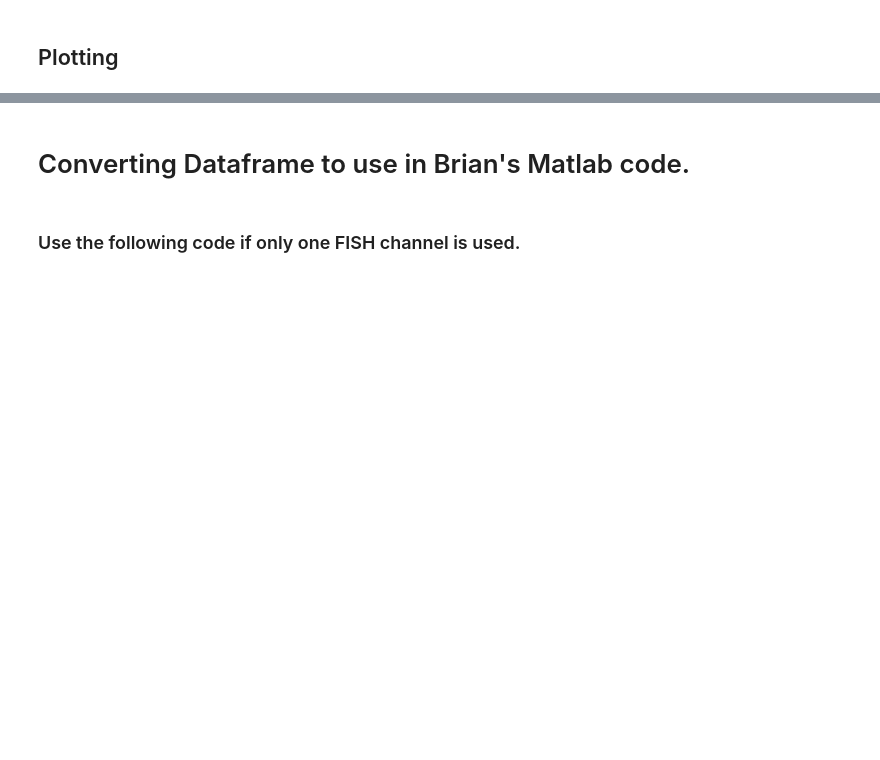
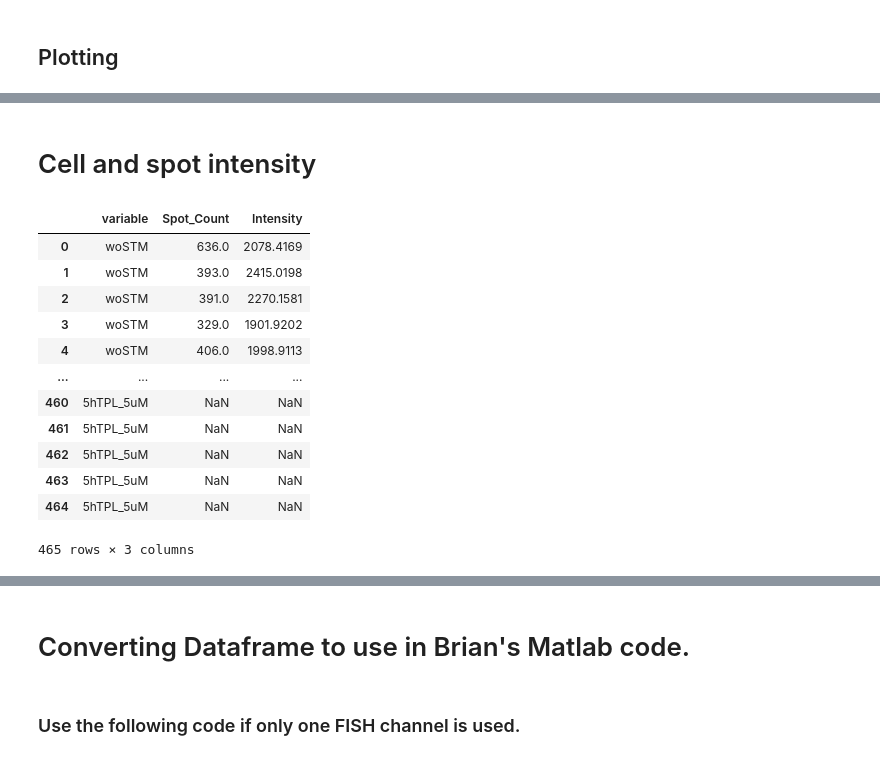
Before and after one commit to MunskyGroup/FISH_Processing, a Jupyter notebook: notebooks/FISH_data_interpretaton.ipynb, the cells around one changed output, grey strips where cells are left out. Saved outputs shown, nothing was run; the diff lists cells and outputs as text; code cells hidden in the pictures; blank space fills up the shorter version.

```diff
--- a/notebooks/FISH_data_interpretaton.ipynb
+++ b/notebooks/FISH_data_interpretaton.ipynb
@@ -166,7 +182,12 @@ def A549_NFKBIA(mandatory_substring):
 #list_dirs, list_labels, plot_title_suffix, mandatory_substring = A549_NFKB_AB_488_COX2(mandatory_substring='nuc_90__cyto_200__psfz_350__psfyx_120__ts_500')
 #list_dirs, list_labels, plot_title_suffix, mandatory_substring = A549_NFKBIA(mandatory_substring='nuc_90__cyto_200__psfz_350__psfyx_120__ts_500')
 
-list_dirs, list_labels, plot_title_suffix, mandatory_substring = Huys_short(mandatory_substring='nuc_80__cyto_0__psfz_350__psfyx_160__ts_220')
+list_dirs, list_labels, plot_title_suffix, mandatory_substring = Huys_short(mandatory_substring='nuc_71__cyto_0__psfz_350__psfyx_160__ts_400_550')
+
+
+#list_dirs, list_labels, plot_title_subfix, mandatory_substring = IkBa_NFkB_list ('nuc_90__cyto_200__psfz_350__psfyx_120')
+
+
 #list_dirs, list_labels, plot_title_suffix, mandatory_substring = Huys_long(mandatory_substring='nuc_180__cyto_0__psfz_350__psfyx_120__ts_auto')
 
 
@@ -182,9 +203,11 @@ if connect_to_NAS == True:
 else:
     list_local_folders = list_dirs # Use this line to process files from a local repository
 # Extracting data from each repository
-list_spots_total, list_spots_nuc, list_spots_cytosol, list_number_cells, list_transcription_sites,list_cell_size,list_dataframes,list_nuc_size = fa.Utilities.extracting_data_for_each_df_in_directory(  list_local_folders=list_local_folders,current_dir=current_dir,minimal_TS_size=minimal_TS_size)
+list_spots_total, list_spots_nuc, list_spots_cytosol, list_number_cells, list_transcription_sites, list_cell_size, list_dataframes, list_nuc_size = fa.Utilities.extracting_data_for_each_df_in_directory(  list_local_folders=list_local_folders,current_dir=current_dir,minimal_TS_size=minimal_TS_size)
 # Final dataframes for nuc, cyto and total spots
-df_all = fa.Utilities.convert_list_to_df (list_number_cells, list_spots_total, list_labels, remove_extreme_values= True)
-df_cyto = fa.Utilities.convert_list_to_df (list_number_cells, list_spots_cytosol, list_labels, remove_extreme_values= True)
-df_nuc = fa.Utilities.convert_list_to_df (list_number_cells, list_spots_nuc, list_labels, remove_extreme_values= True)
+df_all = fa.Utilities.convert_list_to_df (list_number_cells, list_spots_total, list_labels, remove_extreme_values= False)
+df_cyto = fa.Utilities.convert_list_to_df (list_number_cells, list_spots_cytosol, list_labels, remove_extreme_values= False)
+df_nuc = fa.Utilities.convert_list_to_df (list_number_cells, list_spots_nuc, list_labels, remove_extreme_values= False)
+
+
 df_transcription_sites = fa.Utilities.convert_list_to_df (list_number_cells, list_transcription_sites, list_labels, remove_extreme_values= False)
@@ -234,0 +296,2 @@ for i in range(len(list_labels)):
+# %% [markdown]
+# Cell and spot intensity
@@ -234,0 +308,29 @@ for i in range(len(list_labels)):
+# %%
+# This code creates a single column for all conditions and adds a 'location' column.
+df_all_melt = df_all.melt()
+
+y_value_label = 'Spot_Count'
+x_value_label = 'Intensity'
+
+df_all_melt.rename(columns={'value' : y_value_label}, inplace=True)
+
+df_int_melt = df_cell_int.melt()
+df_int_melt.rename(columns={'value' : x_value_label}, inplace=True)
+
+data_frames_list = [df_all_melt, df_int_melt[x_value_label]]
+data_frames = pd.concat(data_frames_list, axis=1)
+data_frames
+# %% [output]
+|  | variable | Spot_Count | Intensity |
+| 0 | woSTM | 636.0 | 2078.4169 |
+| 1 | woSTM | 393.0 | 2415.0198 |
+| 2 | woSTM | 391.0 | 2270.1581 |
+| 3 | woSTM | 329.0 | 1901.9202 |
+| 4 | woSTM | 406.0 | 1998.9113 |
+| ... | ... | ... | ... |
+| 460 | 5hTPL_5uM | NaN | NaN |
+| 461 | 5hTPL_5uM | NaN | NaN |
+| 462 | 5hTPL_5uM | NaN | NaN |
+| 463 | 5hTPL_5uM | NaN | NaN |
+| 464 | 5hTPL_5uM | NaN | NaN |
+465 rows × 3 columns
```
Also changed, not shown: parts of 13 cells of this notebook, 3 other files.
